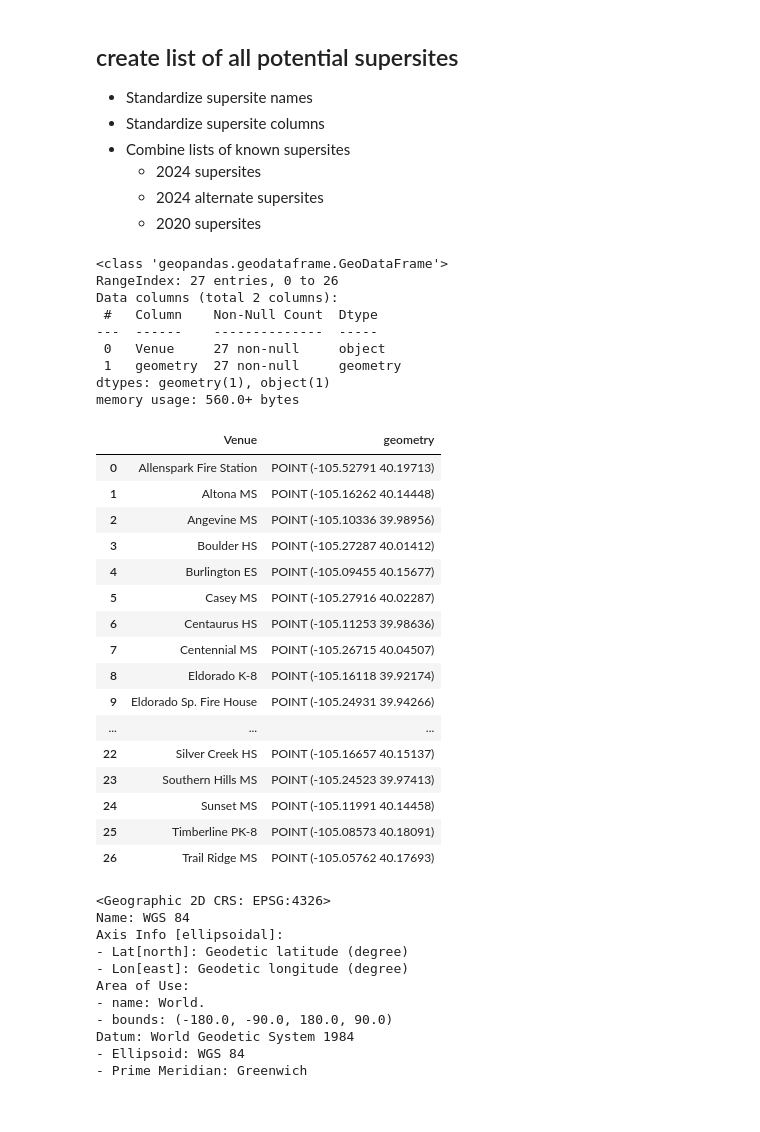
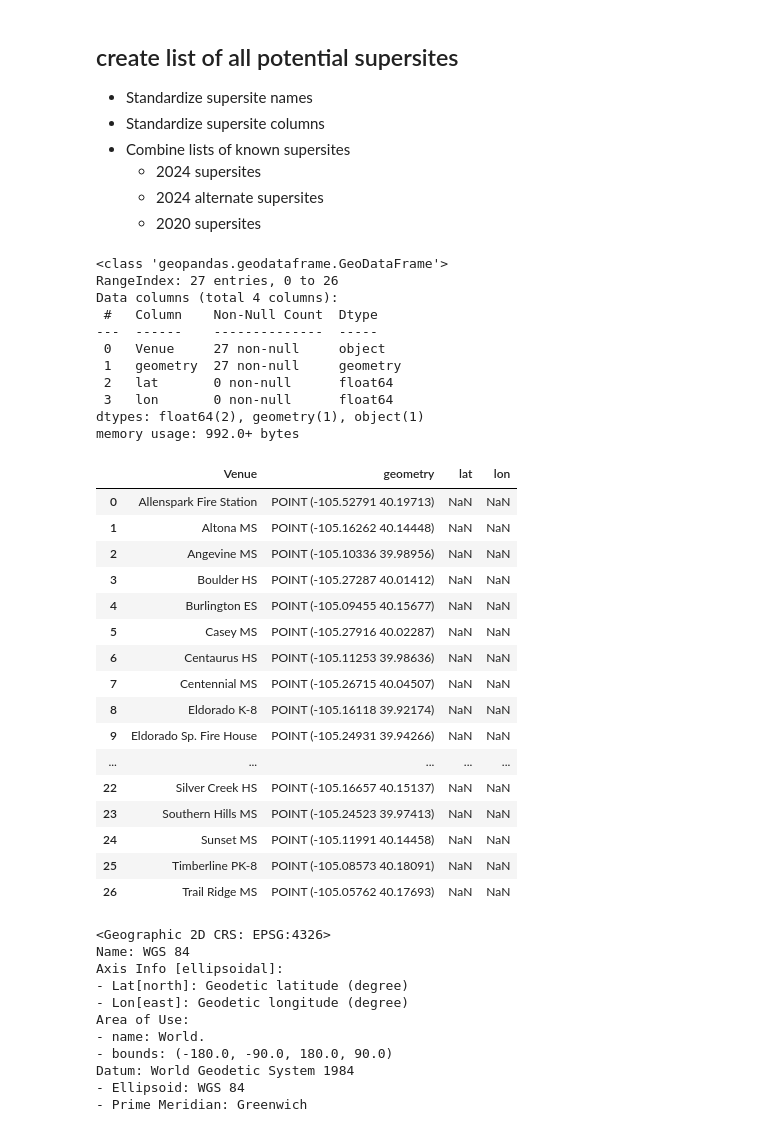
Before and after one commit to bnorikane/supersiteDB, a Jupyter notebook: supersite_locations_etl.ipynb, the cells around one changed output. Drawn from its saved outputs; the diff is of its cells as text; code cells hidden in the pictures.

```diff
--- a/supersite_locations_etl.ipynb
+++ b/supersite_locations_etl.ipynb
@@ -29,42 +30,47 @@ import supersites as ss
 # %%
 # get list of 2024 supersites: ss_short_2024.geojson
 ss2024 = gpd.read_file('data/ss_short_2024.geojson', driver='GEOJSON')
 
 # get list of other potential supersites ss_short_2024_alternate.geojson
 ssalt = gpd.read_file('data/ss_short_2024_alternate.geojson', driver='GEOJSON')
 
 # combine all rows in ss2024 and ssalt
 ssall = pd.concat([ss2024, ssalt]).sort_values('Venue').reset_index(drop=True)
 
+# add lat and lon columns to ssall
+ssall[['lat', 'lon']] = np.NaN
+
 ssall.info()
 ssall
 # %% [output]
 <class 'geopandas.geodataframe.GeoDataFrame'>
 RangeIndex: 27 entries, 0 to 26
-Data columns (total 2 columns):
+Data columns (total 4 columns):
  #   Column    Non-Null Count  Dtype
 ---  ------    --------------  -----
  0   Venue     27 non-null     object
  1   geometry  27 non-null     geometry
-dtypes: geometry(1), object(1)
-memory usage: 560.0+ bytes
+ 2   lat       0 non-null      float64
+ 3   lon       0 non-null      float64
+dtypes: float64(2), geometry(1), object(1)
+memory usage: 992.0+ bytes
-|  | Venue | geometry |
-| 0 | Allenspark Fire Station | POINT (-105.52791 40.19713) |
-| 1 | Altona MS | POINT (-105.16262 40.14448) |
-| 2 | Angevine MS | POINT (-105.10336 39.98956) |
-| 3 | Boulder HS | POINT (-105.27287 40.01412) |
-| 4 | Burlington ES | POINT (-105.09455 40.15677) |
-| 5 | Casey MS | POINT (-105.27916 40.02287) |
-| 6 | Centaurus HS | POINT (-105.11253 39.98636) |
-| 7 | Centennial MS | POINT (-105.26715 40.04507) |
-| 8 | Eldorado K-8 | POINT (-105.16118 39.92174) |
-| 9 | Eldorado Sp. Fire House | POINT (-105.24931 39.94266) |
-| ... | ... | ... |
-| 22 | Silver Creek HS | POINT (-105.16657 40.15137) |
-| 23 | Southern Hills MS | POINT (-105.24523 39.97413) |
-| 24 | Sunset MS | POINT (-105.11991 40.14458) |
-| 25 | Timberline PK-8 | POINT (-105.08573 40.18091) |
-| 26 | Trail Ridge MS | POINT (-105.05762 40.17693) |
+|  | Venue | geometry | lat | lon |
+| 0 | Allenspark Fire Station | POINT (-105.52791 40.19713) | NaN | NaN |
+| 1 | Altona MS | POINT (-105.16262 40.14448) | NaN | NaN |
+| 2 | Angevine MS | POINT (-105.10336 39.98956) | NaN | NaN |
+| 3 | Boulder HS | POINT (-105.27287 40.01412) | NaN | NaN |
+| 4 | Burlington ES | POINT (-105.09455 40.15677) | NaN | NaN |
+| 5 | Casey MS | POINT (-105.27916 40.02287) | NaN | NaN |
+| 6 | Centaurus HS | POINT (-105.11253 39.98636) | NaN | NaN |
+| 7 | Centennial MS | POINT (-105.26715 40.04507) | NaN | NaN |
+| 8 | Eldorado K-8 | POINT (-105.16118 39.92174) | NaN | NaN |
+| 9 | Eldorado Sp. Fire House | POINT (-105.24931 39.94266) | NaN | NaN |
+| ... | ... | ... | ... | ... |
+| 22 | Silver Creek HS | POINT (-105.16657 40.15137) | NaN | NaN |
+| 23 | Southern Hills MS | POINT (-105.24523 39.97413) | NaN | NaN |
+| 24 | Sunset MS | POINT (-105.11991 40.14458) | NaN | NaN |
+| 25 | Timberline PK-8 | POINT (-105.08573 40.18091) | NaN | NaN |
+| 26 | Trail Ridge MS | POINT (-105.05762 40.17693) | NaN | NaN |
 # %%
 ssall.crs
 # %% [output]
```
Also changed, not shown: parts of 12 cells of this notebook, 1 other file.
